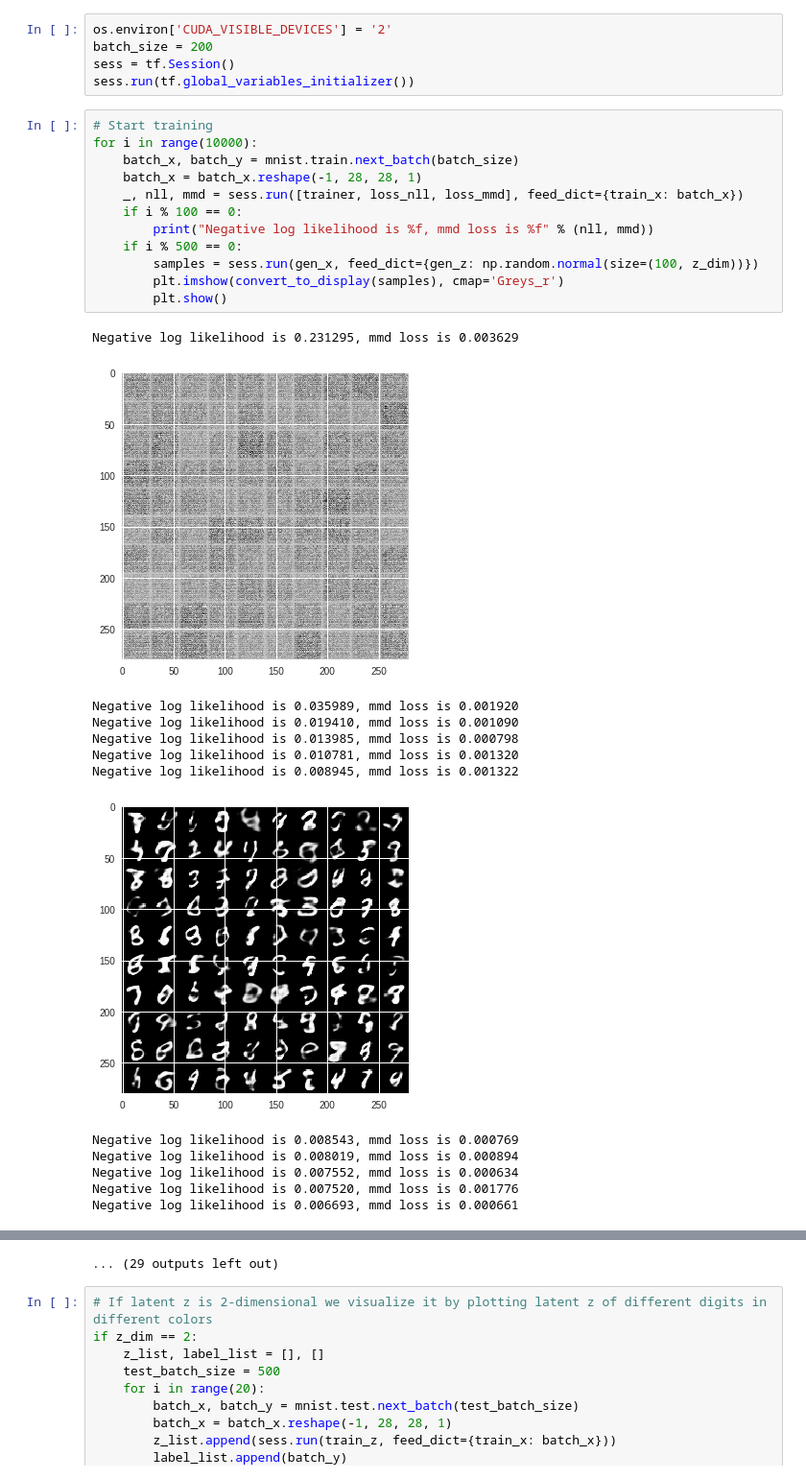
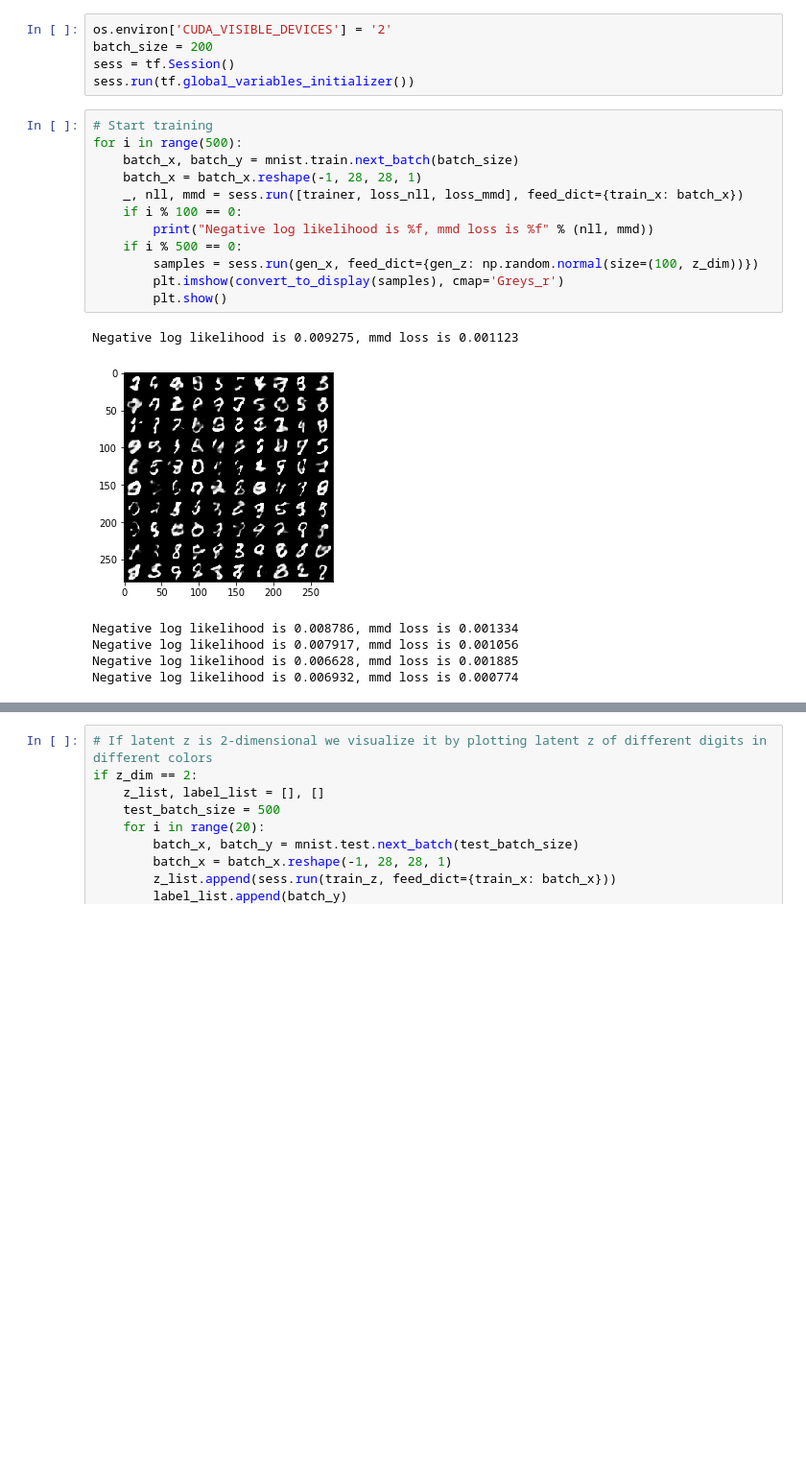
Before and after one commit to rockey1006/Research, a Jupyter notebook: mmd_vae.ipynb, the cells around one changed output, grey strips where cells are left out. Shown: that part at 96% size. Cells and saved outputs as stored; diff of their text form; blank space fills up the shorter version.

```diff
--- a/mmd_vae.ipynb
+++ b/mmd_vae.ipynb
@@ -139,27 +147,20 @@ sess = tf.Session()
 sess.run(tf.global_variables_initializer())
 # %%
 # Start training
-for i in range(10000):
+for i in range(500):
     batch_x, batch_y = mnist.train.next_batch(batch_size)
     batch_x = batch_x.reshape(-1, 28, 28, 1)
     _, nll, mmd = sess.run([trainer, loss_nll, loss_mmd], feed_dict={train_x: batch_x})
     if i % 100 == 0:
         print("Negative log likelihood is %f, mmd loss is %f" % (nll, mmd))
     if i % 500 == 0:
         samples = sess.run(gen_x, feed_dict={gen_z: np.random.normal(size=(100, z_dim))})
         plt.imshow(convert_to_display(samples), cmap='Greys_r')
         plt.show()
 # %% [output]
-Negative log likelihood is 0.231295, mmd loss is 0.003629
+Negative log likelihood is 0.009275, mmd loss is 0.001123
-[figure, old version]
+[figure, new version]
-Negative log likelihood is 0.035989, mmd loss is 0.001920
-Negative log likelihood is 0.019410, mmd loss is 0.001090
-Negative log likelihood is 0.013985, mmd loss is 0.000798
-Negative log likelihood is 0.010781, mmd loss is 0.001320
-Negative log likelihood is 0.008945, mmd loss is 0.001322
+Negative log likelihood is 0.008786, mmd loss is 0.001334
+Negative log likelihood is 0.007917, mmd loss is 0.001056
+Negative log likelihood is 0.006628, mmd loss is 0.001885
+Negative log likelihood is 0.006932, mmd loss is 0.000774
-[figure, removed]
-Negative log likelihood is 0.008543, mmd loss is 0.000769
-Negative log likelihood is 0.008019, mmd loss is 0.000894
-Negative log likelihood is 0.007552, mmd loss is 0.000634
-Negative log likelihood is 0.007520, mmd loss is 0.001776
-Negative log likelihood is 0.006693, mmd loss is 0.000661
@@ -185,4 +167,3 @@ Negative log likelihood is 0.004777, mmd loss is 0.001984
-... (29 outputs left out)
 # %%
 # If latent z is 2-dimensional we visualize it by plotting latent z of different digits in different colors
 if z_dim == 2:
```
Also changed, not shown: parts of 4 cells of this notebook.
